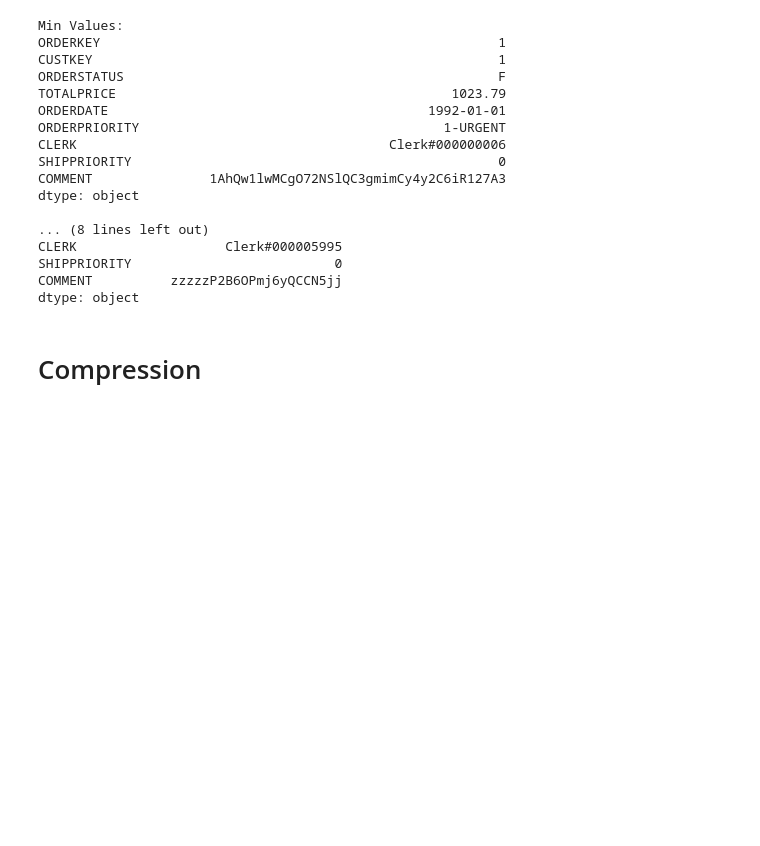
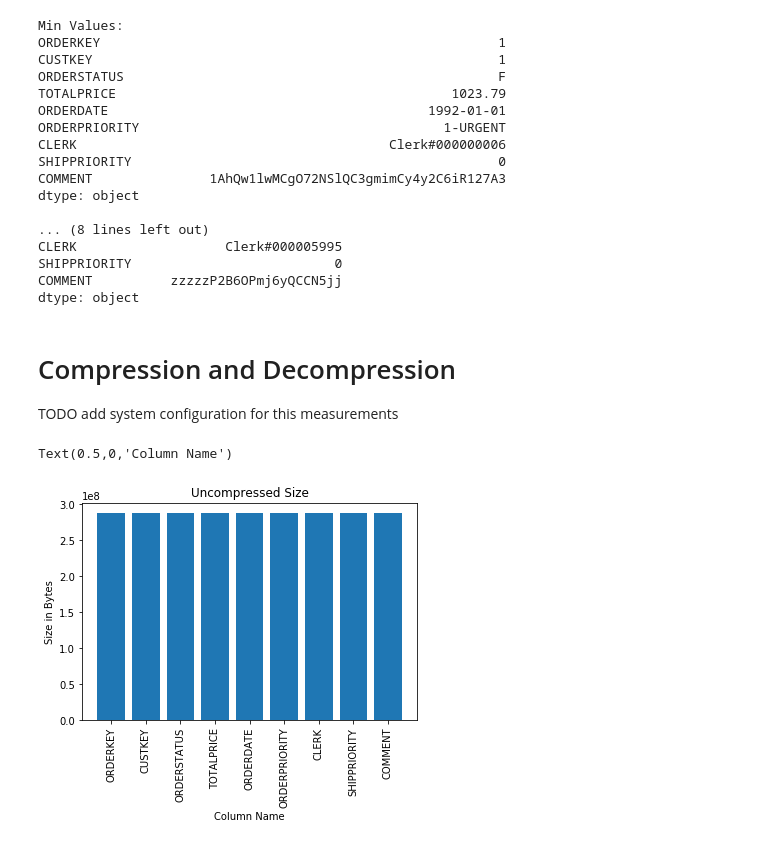
Before and after one commit to paszin/TuCompression, a Jupyter notebook: python/Tuc.ipynb, the cells around one changed output. Cells and saved outputs as stored; diff of their text form; code cells hidden in the pictures; blank space fills up the shorter version.

```diff
--- a/python/Tuc.ipynb
+++ b/python/Tuc.ipynb
@@ -129,5 +129,16 @@ CLERK                   Clerk#000005995
 SHIPPRIORITY                          0
 COMMENT          zzzzzP2B6OPmj6yQCCN5jj
 dtype: object
-# %% [markdown]
-# Compression
+# %% [markdown]
+# Compression and Decompression
+TODO add system configuration for this measurements
+# %%
+data = pd.read_csv('../data/dictionary/uncompressed_size.csv', sep=',')
+plot = plt.bar(data.columns.tolist(), list(data.iloc[0]))
+plt.xticks(rotation=90)
+plt.title('Uncompressed Size')
+plt.ylabel('Size in Bytes')
+plt.xlabel('Column Name')
+# %% [output]
+Text(0.5,0,'Column Name')
+[figure, added]
```
Also changed, not shown: parts of 4 cells of this notebook.
